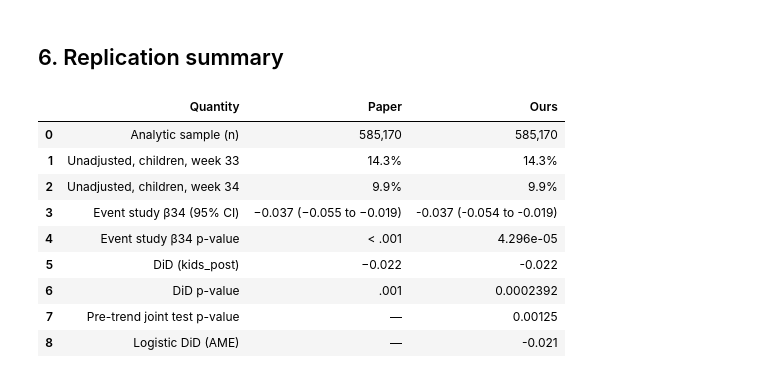
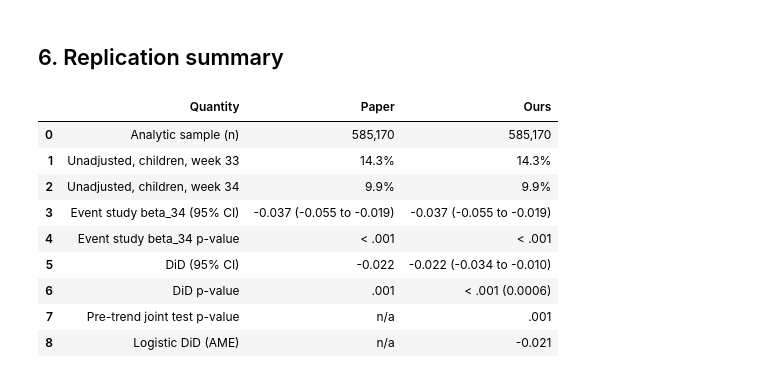
Before and after one commit to Roseyroseo/CTC-Food-Insufficiency, a Jupyter notebook: notebooks/replication.ipynb, the cells around one changed output. Saved outputs shown, nothing was run; the diff lists cells and outputs as text; code cells hidden in the pictures.

```diff
--- a/notebooks/replication.ipynb
+++ b/notebooks/replication.ipynb
@@ -99,0 +110,5 @@ DiD (kids_post): -0.0221  95% CI -0.0340 to -0.0103  p = 0.0002   (paper: −0.0
+# %%
+# Comparison: the same model with statsmodels' normal-distribution p-values
+did_normal = analysis.fit_wls(analysis.did_formula(), a, use_t=False)
+print(f"p-value, t-distribution (50 df): {did.pvalues['kids_post']:.4f}")
+print(f"p-value, normal distribution:    {did_normal.pvalues['kids_post']:.4f}   (paper: .001)")
@@ -179,27 +291,30 @@ Logistic DiD, average marginal effect of kids_post: -0.0213   (LPM: -0.0221)
 # %% [markdown]
 ## 6. Replication summary
 # %%
-k = a[a.kids == 1]
+def fmt_p(p):
+    """JAMA-style p-value: '< .001' below 0.001, otherwise 3 decimals without the leading zero."""
+    return "< .001" if p < 0.001 else f"{p:.3f}".lstrip("0")
+
 summary = pd.DataFrame([
     ["Analytic sample (n)", "585,170", f"{len(a):,}"],
     ["Unadjusted, children, week 33", "14.3%", f"{rates.loc[33, 'Children']:.1f}%"],
     ["Unadjusted, children, week 34", "9.9%", f"{rates.loc[34, 'Children']:.1f}%"],
-    ["Event study β34 (95% CI)", "−0.037 (−0.055 to −0.019)", f"{b34.coef:.3f} ({b34.lo:.3f} to {b34.hi:.3f})"],
-    ["Event study β34 p-value", "< .001", f"{b34.p:.4g}"],
-    ["DiD (kids_post)", "−0.022", f"{did.params['kids_post']:.3f}"],
-    ["DiD p-value", ".001", f"{did.pvalues['kids_post']:.4g}"],
-    ["Pre-trend joint test p-value", "—", f"{float(pt.pvalue):.3g}"],
-    ["Logistic DiD (AME)", "—", f"{ame:.3f}"],
+    ["Event study beta_34 (95% CI)", "-0.037 (-0.055 to -0.019)", f"{b34.coef:.3f} ({b34.lo:.3f} to {b34.hi:.3f})"],
+    ["Event study beta_34 p-value", "< .001", fmt_p(b34.p)],
+    ["DiD (95% CI)", "-0.022", f"{did.params['kids_post']:.3f} ({did_ci[0]:.3f} to {did_ci[1]:.3f})"],
+    ["DiD p-value", ".001", f"{fmt_p(did.pvalues['kids_post'])} ({did.pvalues['kids_post']:.4f})"],
+    ["Pre-trend joint test p-value", "n/a", fmt_p(float(pt.pvalue))],
+    ["Logistic DiD (AME)", "n/a", f"{ame:.3f}"],
 ], columns=["Quantity", "Paper", "Ours"])
 summary
 # %% [output]
 |  | Quantity | Paper | Ours |
 | 0 | Analytic sample (n) | 585,170 | 585,170 |
 | 1 | Unadjusted, children, week 33 | 14.3% | 14.3% |
 | 2 | Unadjusted, children, week 34 | 9.9% | 9.9% |
-| 3 | Event study β34 (95% CI) | −0.037 (−0.055 to −0.019) | -0.037 (-0.054 to -0.019) |
-| 4 | Event study β34 p-value | < .001 | 4.296e-05 |
-| 5 | DiD (kids_post) | −0.022 | -0.022 |
-| 6 | DiD p-value | .001 | 0.0002392 |
-| 7 | Pre-trend joint test p-value | — | 0.00125 |
-| 8 | Logistic DiD (AME) | — | -0.021 |
+| 3 | Event study beta_34 (95% CI) | -0.037 (-0.055 to -0.019) | -0.037 (-0.055 to -0.019) |
+| 4 | Event study beta_34 p-value | < .001 | < .001 |
+| 5 | DiD (95% CI) | -0.022 | -0.022 (-0.034 to -0.010) |
+| 6 | DiD p-value | .001 | < .001 (0.0006) |
+| 7 | Pre-trend joint test p-value | n/a | .001 |
+| 8 | Logistic DiD (AME) | n/a | -0.021 |
```
Also changed, not shown: parts of 27 cells of this notebook, 4 other files.
